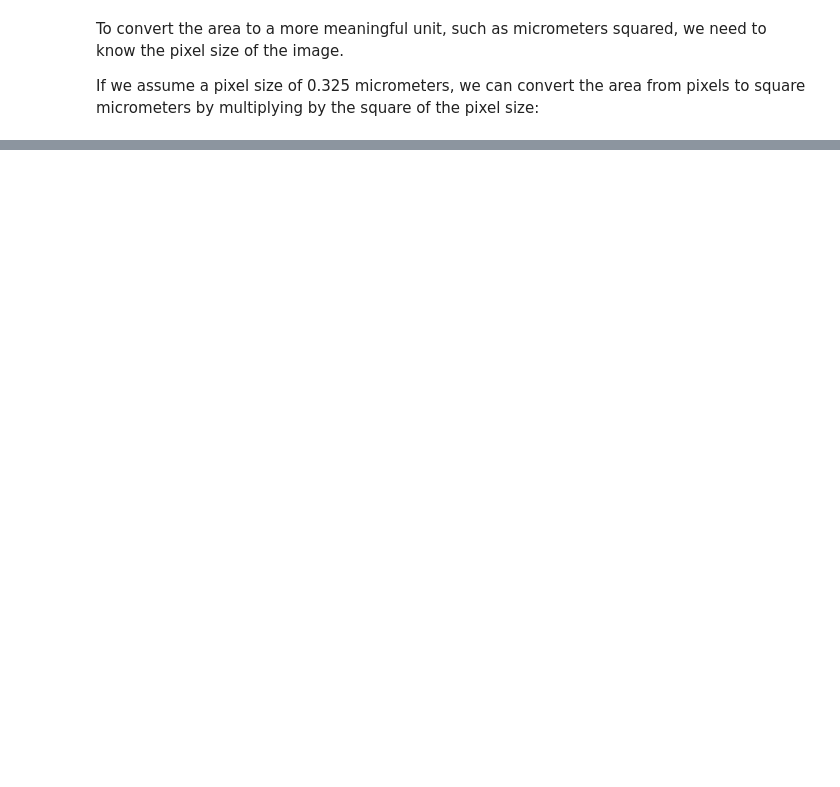
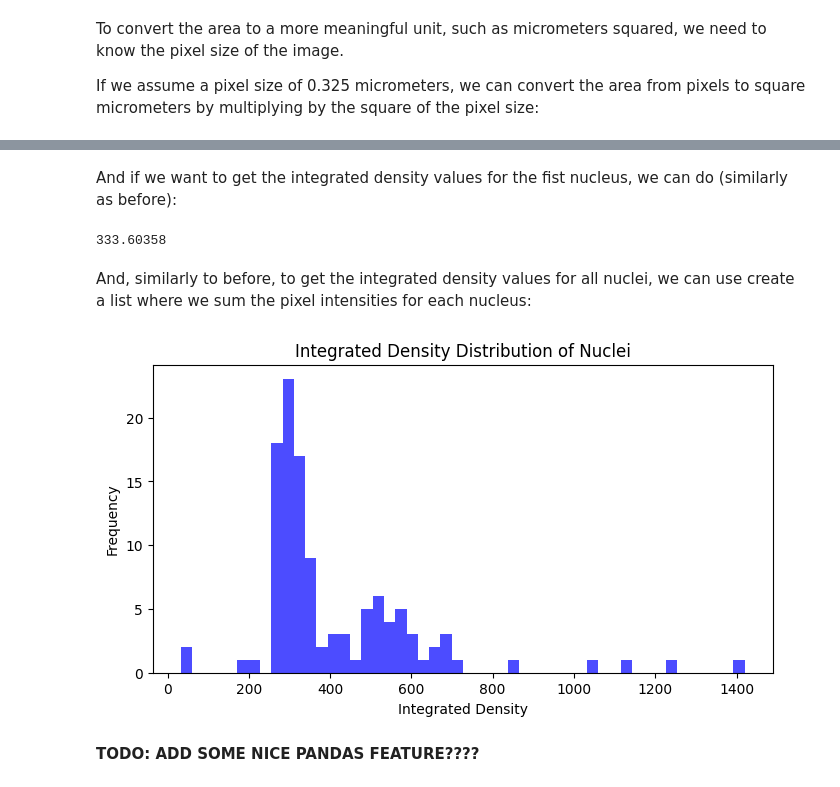
Before and after one commit to fdrgsp/bobiac, a Jupyter notebook: content/07_measurement_and_quantification/measurement_and_quantification_notebook.ipynb, the cells around one changed output, grey strips where cells are left out. Cells and saved outputs as stored; diff of their text form; code cells hidden in the pictures; blank space fills up the shorter version.

```diff
--- a/content/07_measurement_and_quantification/measurement_and_quantification_notebook.ipynb
+++ b/content/07_measurement_and_quantification/measurement_and_quantification_notebook.ipynb
@@ -193,0 +186,15 @@ np.float64(1312.0)
+# %%
+# Extract mean intensity of all regions
+mean_intensities = []
+for prop in props:
+    mean_intensities.append(prop.mean_intensity)
+# NOTE: this for loop can also be written as a list comprehension:
+# mean_intensities = [prop.mean_intensity for prop in props]
+
+# plot the mean intensities in a histogram
+plt.figure(figsize=(8, 4))
+plt.hist(mean_intensities, bins=50, color="blue", alpha=0.7)
+plt.title("Mean Intensities of Nuclei")
+plt.xlabel("Mean Intensity")
+plt.ylabel("Frequency")
+plt.show()
@@ -358,0 +289,4 @@ print(df)
+# %%
+# raw image and labeled mask
+image = tifffile.imread("../../_static/images/quant/DAPI_wf_10.tif")
+labeled_mask = tifffile.imread("../../_static/images/quant/DAPI_wf_10_labels.tif")
@@ -358,0 +295,5 @@ print(df)
+# %%
+props_df = skimage.measure.regionprops_table(
+    labeled_mask, intensity_image=image, properties=["image_intensity", "area"]
+)
+print(props_df)
@@ -358,0 +357,3 @@ print(df)
+# %%
+props_df = pd.DataFrame(props_df)
+print(props_df)
@@ -358,0 +395,29 @@ print(df)
+# %% [markdown]
+And if we want to get the integrated density values for the fist nucleus, we can do (similarly as before):
+# %%
+integrated_density_0 = np.sum(image_intensity[0])
+print(integrated_density_0)
+# %% [output]
+333.60358
+# %% [markdown]
+And, similarly to before, to get the integrated density values for all nuclei, we can use create a list where we sum the pixel intensities for each nucleus:
+# %%
+# Calculate integrated density for each nucleus
+integrated_densities = []
+for intensity_array in props_df["image_intensity"]:
+    integrated_density = np.sum(intensity_array)
+    integrated_densities.append(integrated_density)
+# same as:
+# integrated_densities = [np.sum(intensity_array) for intensity_array in props_df['image_intensity']]
+
+# Plot histogram of integrated densities
+plt.figure(figsize=(8, 4))
+plt.hist(integrated_densities, bins=50, color="blue", alpha=0.7)
+plt.title("Integrated Density Distribution of Nuclei")
+plt.xlabel("Integrated Density")
+plt.ylabel("Frequency")
+plt.show()
+# %% [output]
+[figure, added]
+# %% [markdown]
+**TODO: ADD SOME NICE PANDAS FEATURE????**
```
Also changed, not shown: parts of 51 cells of this notebook, 5 other files.
